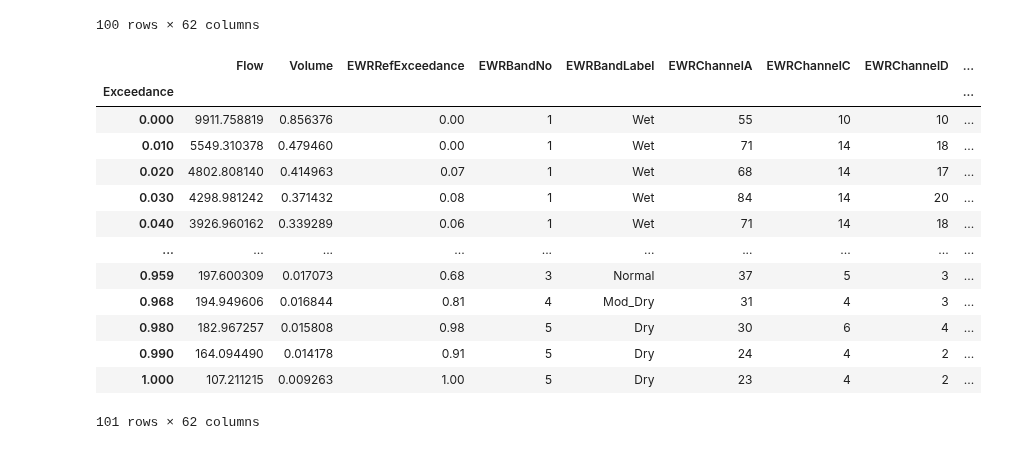
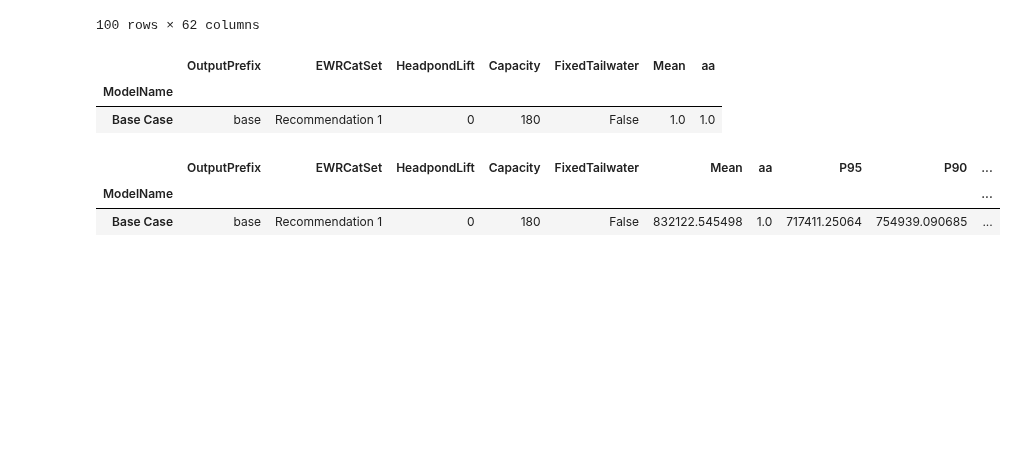
Before and after one commit to AndyFlem/ngonye-notepad, a Jupyter notebook: e_power_energy.ipynb, the cells around one changed output. Saved outputs shown, nothing was run; the diff lists cells and outputs as text; code cells hidden in the pictures; blank space fills up the shorter version.

```diff
--- a/e_power_energy.ipynb
+++ b/e_power_energy.ipynb
@@ -234,8 +250,9 @@ daily=daily.drop(['TmpA','TmpC','TmpD','TmpE'],axis=1)
 
 daily['FlowLeftChannel']=daily['FlowChannelA']+daily['FlowChannelC']+daily['FlowChannelD']+daily['FlowCanal']
 # %%
-daily['Turbines']=daily.apply(lambda x: math.ceil(x['FlowCanal'] / 275),axis=1)
-daily.loc[daily['FlowCanal']<=50,'Turbines']=0
+
+daily['Turbines']=daily.apply(lambda x: math.ceil(x['FlowCanal'] / (canal_capacity/4)),axis=1)
+daily.loc[daily['FlowCanal']<=plant_capacity/180*50,'Turbines']=0
 # %%
 daily['FlowTurbine1']=np.where(daily['Turbines']>=1,daily['FlowCanal']/daily['Turbines'],np.nan)
 daily['FlowTurbine2']=np.where(daily['Turbines']>=2,daily['FlowCanal']/daily['Turbines'],np.nan)
@@ -316,7 +333,11 @@ daily['HeadTurbine4']=np.where(daily['FlowTurbine4']>0,daily['LevelForebay']-dai
 # %% [markdown]
 ## Turbine and generator efficiency
 # %%
-def turbineEfficiency(q,h):
+def turbineEfficiency(q_actual,h):
+
+    #Scale flow to installed capacity
+    q=q_actual*(180/plant_capacity)
+
     if np.isnan(h) or np.isnan(q):
         return np.nan
 
@@ -394,10 +415,10 @@ daily['EffTurbine2']=daily.apply(lambda x: turbineEfficiency(x['FlowTurbine2'],x
 daily['EffTurbine3']=daily.apply(lambda x: turbineEfficiency(x['FlowTurbine3'],x['HeadTurbine3']),axis=1)
 daily['EffTurbine4']=daily.apply(lambda x: turbineEfficiency(x['FlowTurbine4'],x['HeadTurbine4']),axis=1)
 # %%
-daily['LoadFactorTurbine1']=daily['FlowTurbine1']/250
-daily['LoadFactorTurbine2']=daily['FlowTurbine2']/250
-daily['LoadFactorTurbine3']=daily['FlowTurbine3']/250
-daily['LoadFactorTurbine4']=daily['FlowTurbine4']/250
+daily['LoadFactorTurbine1']=daily['FlowTurbine1']/250*(plant_capacity/180)
+daily['LoadFactorTurbine2']=daily['FlowTurbine2']/250*(plant_capacity/180)
+daily['LoadFactorTurbine3']=daily['FlowTurbine3']/250*(plant_capacity/180)
+daily['LoadFactorTurbine4']=daily['FlowTurbine4']/250*(plant_capacity/180)
 # %%
 def generatorEff(load_fact):
     if np.isnan(load_fact):
@@ -864,17 +881,29 @@ yearly['Energy'].mean()
-# %%
-fdc
-# %% [output]
-|  | Flow | Volume | EWRRefExceedance | EWRBandNo | EWRBandLabel | EWRChannelA | EWRChannelC | EWRChannelD | ... |
-| Exceedance |  |  |  |  |  |  |  |  | ... |
-| 0.000 | 9911.758819 | 0.856376 | 0.00 | 1 | Wet | 55 | 10 | 10 | ... |
-| 0.010 | 5549.310378 | 0.479460 | 0.00 | 1 | Wet | 71 | 14 | 18 | ... |
-| 0.020 | 4802.808140 | 0.414963 | 0.07 | 1 | Wet | 68 | 14 | 17 | ... |
-| 0.030 | 4298.981242 | 0.371432 | 0.08 | 1 | Wet | 84 | 14 | 20 | ... |
-| 0.040 | 3926.960162 | 0.339289 | 0.06 | 1 | Wet | 71 | 14 | 18 | ... |
-| ... | ... | ... | ... | ... | ... | ... | ... | ... | ... |
-| 0.959 | 197.600309 | 0.017073 | 0.68 | 3 | Normal | 37 | 5 | 3 | ... |
-| 0.968 | 194.949606 | 0.016844 | 0.81 | 4 | Mod_Dry | 31 | 4 | 3 | ... |
-| 0.980 | 182.967257 | 0.015808 | 0.98 | 5 | Dry | 30 | 6 | 4 | ... |
-| 0.990 | 164.094490 | 0.014178 | 0.91 | 5 | Dry | 24 | 4 | 2 | ... |
-| 1.000 | 107.211215 | 0.009263 | 1.00 | 5 | Dry | 23 | 4 | 2 | ... |
-101 rows × 62 columns
+# %%
+models.at[model_name,'aa']=1
+models
+# %% [output]
+|  | OutputPrefix | EWRCatSet | HeadpondLift | Capacity | FixedTailwater | Mean | aa |
+| ModelName |  |  |  |  |  |  |  |
+| Base Case | base | Recommendation 1 | 0 | 180 | False | 1.0 | 1.0 |
+# %%
+models.at[model_name,'Mean']=yearly['Energy'].mean()
+
+models.at[model_name,'P95']=yearly['Energy'].quantile(0.05)
+models.at[model_name,'P90']=yearly['Energy'].quantile(0.10)
+models.at[model_name,'P75']=yearly['Energy'].quantile(0.25)
+models.at[model_name,'P50']=yearly['Energy'].quantile(0.5)
+models.at[model_name,'P25']=yearly['Energy'].quantile(0.75)
+models.at[model_name,'P10']=yearly['Energy'].quantile(0.90)
+models.at[model_name,'P5']=yearly['Energy'].quantile(0.95)
+
+models.at[model_name,'StDev']=yearly['Energy'].std()
+models.at[model_name,'CoefVar']=model['StDev']/model['Mean']
+
+if dryrun==False:
+    models.to_csv(input_data + "models.csv")
+
+models
+# %% [output]
+|  | OutputPrefix | EWRCatSet | HeadpondLift | Capacity | FixedTailwater | Mean | aa | P95 | P90 | ... |
+| ModelName |  |  |  |  |  |  |  |  |  | ... |
+| Base Case | base | Recommendation 1 | 0 | 180 | False | 832122.545498 | 1.0 | 717411.25064 | 754939.090685 | ... |
```
Also changed, not shown: parts of 10 cells of this notebook, 32 other files.
